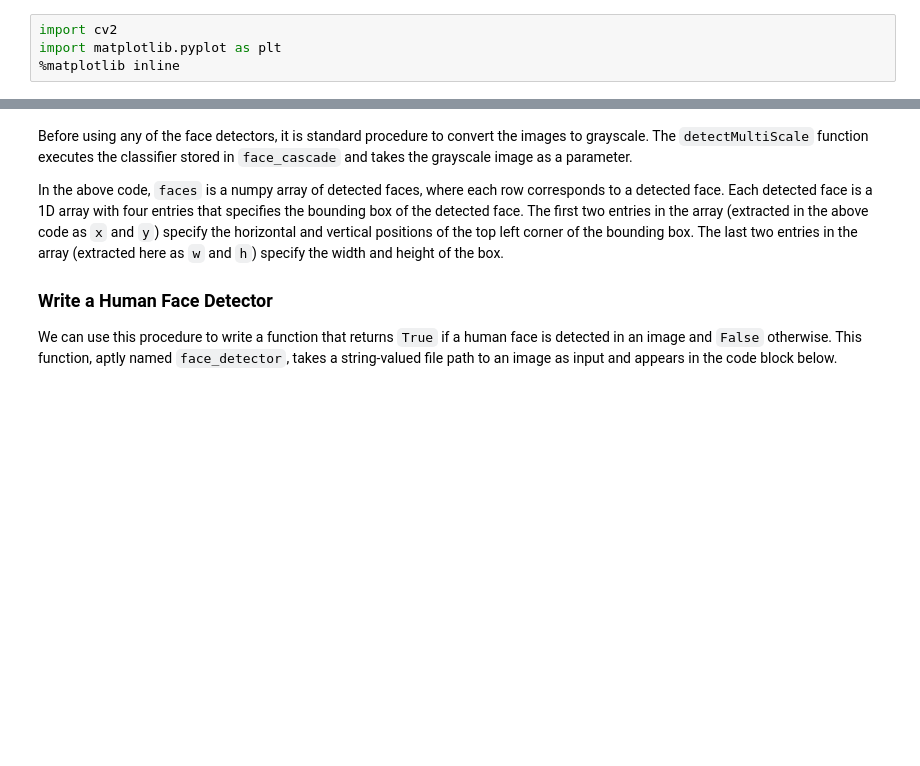
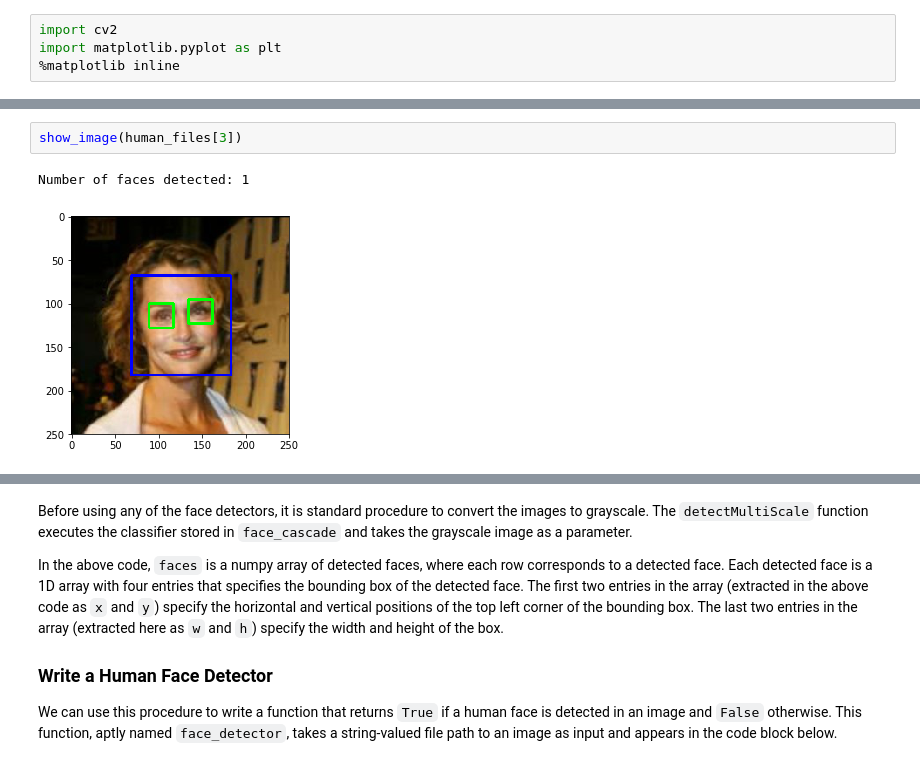
Before and after one commit to adamliuio/aind, a Jupyter notebook: term_2/P1-dog_project-Adam_liu/dog_app.ipynb, the cells around one changed output, grey strips where cells are left out. Cells and saved outputs as stored; diff of their text form; blank space fills up the shorter version.

```diff
--- a/term_2/P1-dog_project-Adam_liu/dog_app.ipynb
+++ b/term_2/P1-dog_project-Adam_liu/dog_app.ipynb
@@ -153,0 +202,5 @@ Number of faces detected: 1
+# %%
+show_image(human_files[3])
+# %% [output]
+Number of faces detected: 1
+[figure, added]
```
Also changed, not shown: parts of 22 cells of this notebook, 17 other files.
